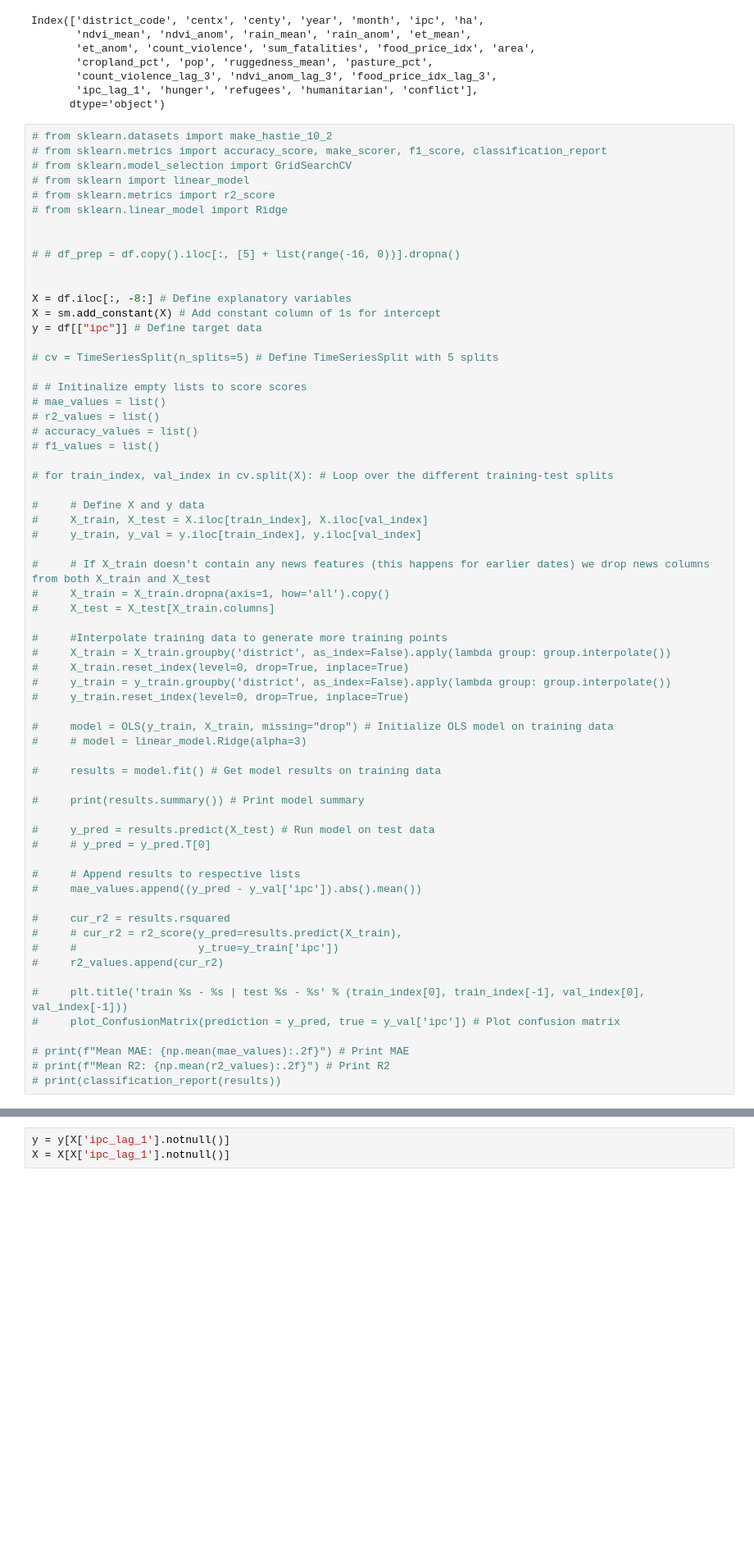
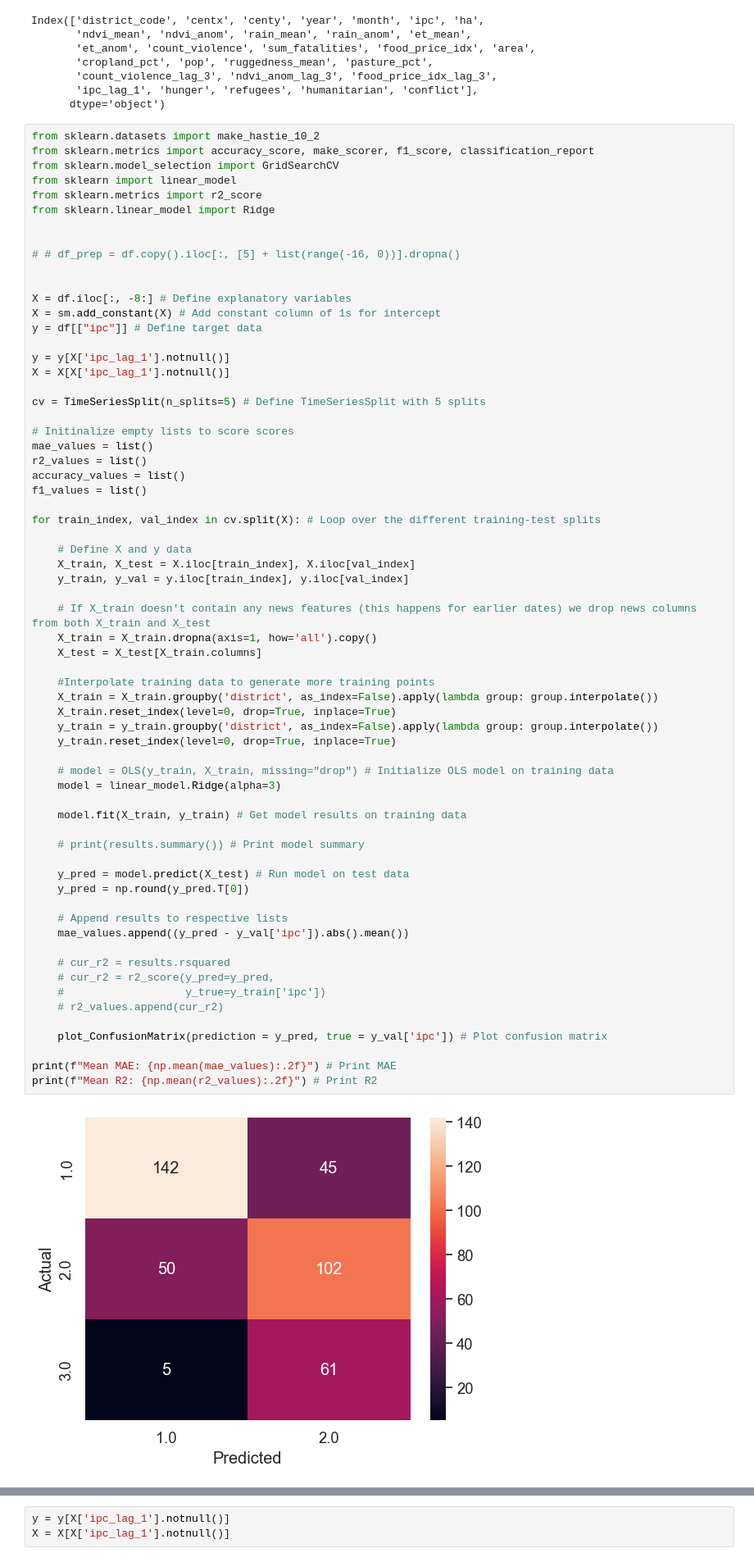
Before and after one commit to EKarasevnl/DC3-Group-13, a Jupyter notebook: predictions_modified copy.ipynb, the cells around one changed output, grey strips where cells are left out. Shown at 82% size. Saved outputs shown, nothing was run; the diff lists cells and outputs as text; blank space fills up the shorter version.

Commit message:
final submission for Ridge regression

```diff
--- a/predictions_modified copy.ipynb
+++ b/predictions_modified copy.ipynb
@@ -473,66 +473,69 @@ Index(['district_code', 'centx', 'centy', 'year', 'month', 'ipc', 'ha',
        'ipc_lag_1', 'hunger', 'refugees', 'humanitarian', 'conflict'],
       dtype='object')
 # %%
-# from sklearn.datasets import make_hastie_10_2
-# from sklearn.metrics import accuracy_score, make_scorer, f1_score, classification_report
-# from sklearn.model_selection import GridSearchCV
-# from sklearn import linear_model
-# from sklearn.metrics import r2_score
-# from sklearn.linear_model import Ridge
+from sklearn.datasets import make_hastie_10_2
+from sklearn.metrics import accuracy_score, make_scorer, f1_score, classification_report
+from sklearn.model_selection import GridSearchCV
+from sklearn import linear_model
+from sklearn.metrics import r2_score
+from sklearn.linear_model import Ridge
 
 
 # # df_prep = df.copy().iloc[:, [5] + list(range(-16, 0))].dropna()
 
 
 X = df.iloc[:, -8:] # Define explanatory variables
 X = sm.add_constant(X) # Add constant column of 1s for intercept
 y = df[["ipc"]] # Define target data
 
-# cv = TimeSeriesSplit(n_splits=5) # Define TimeSeriesSplit with 5 splits
+y = y[X['ipc_lag_1'].notnull()]
+X = X[X['ipc_lag_1'].notnull()]
 
-# # Initinalize empty lists to score scores
-# mae_values = list()
-# r2_values = list()
-# accuracy_values = list()
-# f1_values = list()
+cv = TimeSeriesSplit(n_splits=5) # Define TimeSeriesSplit with 5 splits
 
-# for train_index, val_index in cv.split(X): # Loop over the different training-test splits
+# Initinalize empty lists to score scores
+mae_values = list()
+r2_values = list()
+accuracy_values = list()
+f1_values = list()
 
-#     # Define X and y data
-#     X_train, X_test = X.iloc[train_index], X.iloc[val_index]
-#     y_train, y_val = y.iloc[train_index], y.iloc[val_index]
+for train_index, val_index in cv.split(X): # Loop over the different training-test splits
 
-#     # If X_train doesn't contain any news features (this happens for earlier dates) we drop news columns from both X_train and X_test
-#     X_train = X_train.dropna(axis=1, how='all').copy()
-#     X_test = X_test[X_train.columns]
+    # Define X and y data
+    X_train, X_test = X.iloc[train_index], X.iloc[val_index]
+    y_train, y_val = y.iloc[train_index], y.iloc[val_index]
 
-#     #Interpolate training data to generate more training points
-#     X_train = X_train.groupby('district', as_index=False).apply(lambda group: group.interpolate())
-#     X_train.reset_index(level=0, drop=True, inplace=True)
-#     y_train = y_train.groupby('district', as_index=False).apply(lambda group: group.interpolate())
-#     y_train.reset_index(level=0, drop=True, inplace=True)
+    # If X_train doesn't contain any news features (this happens for earlier dates) we drop news columns from both X_train and X_test
+    X_train = X_train.dropna(axis=1, how='all').copy()
+    X_test = X_test[X_train.columns]
 
-#     model = OLS(y_train, X_train, missing="drop") # Initialize OLS model on training data
-#     # model = linear_model.Ridge(alpha=3)
+    #Interpolate training data to generate more training points
+    X_train = X_train.groupby('district', as_index=False).apply(lambda group: group.interpolate())
+    X_train.reset_index(level=0, drop=True, inplace=True)
+    y_train = y_train.groupby('district', as_index=False).apply(lambda group: group.interpolate())
+    y_train.reset_index(level=0, drop=True, inplace=True)
 
-#     results = model.fit() # Get model results on training data
+    # model = OLS(y_train, X_train, missing="drop") # Initialize OLS model on training data
+    model = linear_model.Ridge(alpha=3)
 
-#     print(results.summary()) # Print model summary
+    model.fit(X_train, y_train) # Get model results on training data
 
-#     y_pred = results.predict(X_test) # Run model on test data
-#     # y_pred = y_pred.T[0]
+    # print(results.summary()) # Print model summary
 
-#     # Append results to respective lists
-#     mae_values.append((y_pred - y_val['ipc']).abs().mean())
+    y_pred = model.predict(X_test) # Run model on test data
+    y_pred = np.round(y_pred.T[0])
 
-#     cur_r2 = results.rsquared
-#     # cur_r2 = r2_score(y_pred=results.predict(X_train),
-#     #                   y_true=y_train['ipc'])
-#     r2_values.append(cur_r2)
+    # Append results to respective lists
+    mae_values.append((y_pred - y_val['ipc']).abs().mean())
 
-#     plt.title('train %s - %s | test %s - %s' % (train_index[0], train_index[-1], val_index[0], val_index[-1]))
-#     plot_ConfusionMatrix(prediction = y_pred, true = y_val['ipc']) # Plot confusion matrix
+    # cur_r2 = results.rsquared
+    # cur_r2 = r2_score(y_pred=y_pred,
+    #                   y_true=y_train['ipc'])
+    # r2_values.append(cur_r2)
 
-# print(f"Mean MAE: {np.mean(mae_values):.2f}") # Print MAE
-# print(f"Mean R2: {np.mean(r2_values):.2f}") # Print R2
-# print(classification_report(results))
+    plot_ConfusionMatrix(prediction = y_pred, true = y_val['ipc']) # Plot confusion matrix
+
+print(f"Mean MAE: {np.mean(mae_values):.2f}") # Print MAE
+print(f"Mean R2: {np.mean(r2_values):.2f}") # Print R2
+# %% [output]
+[figure, added]
```
Also changed, not shown: parts of 1 cell of this notebook, 4 other files.
